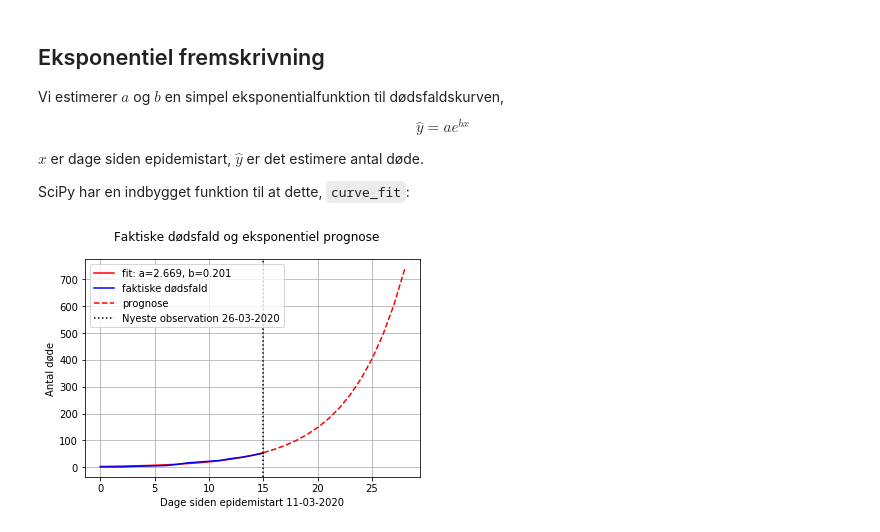
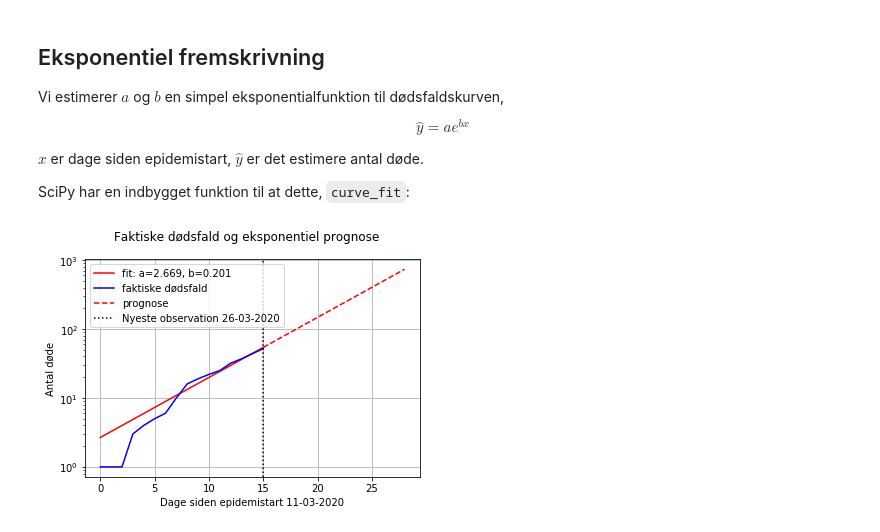
Before and after one commit to covid-19-sim/covid-19-dk, a Jupyter notebook: prognoser/eksponentiel_prognose.ipynb, the cells around one changed output. Drawn from its saved outputs; the diff is of its cells as text; code cells hidden in the pictures.

Commit message:
Plot med log skala for antal døde

```diff
--- a/prognoser/eksponentiel_prognose.ipynb
+++ b/prognoser/eksponentiel_prognose.ipynb
@@ -100,14 +100,15 @@ y_data_fremskrivning = exp_func(x_data_fremskrivning, *popt)
 # %%
 plt.plot(x_data, exp_func(x_data, *popt), 'r-', label='fit: a=%5.3f, b=%5.3f' % tuple(popt))
 plt.plot(x_data, y_data, 'b-', label='faktiske dødsfald')
 plt.plot(x_data_fremskrivning, y_data_fremskrivning, 'r--', label='prognose')
 plt.xlabel(f'Dage siden epidemistart {epidemi_start.strftime("%d-%m-%Y")}')
 plt.ylabel('Antal døde')
 plt.axvline(day_N_max, color='k', linestyle=':',
             label=f'Nyeste observation {date_max.date().strftime("%d-%m-%Y")}')
 plt.legend()
 plt.suptitle('Faktiske dødsfald og eksponentiel prognose')
+plt.yscale('log')
 plt.grid()
 plt.show()
 # %% [output]
-[figure, old version]
+[figure, new version]
```
